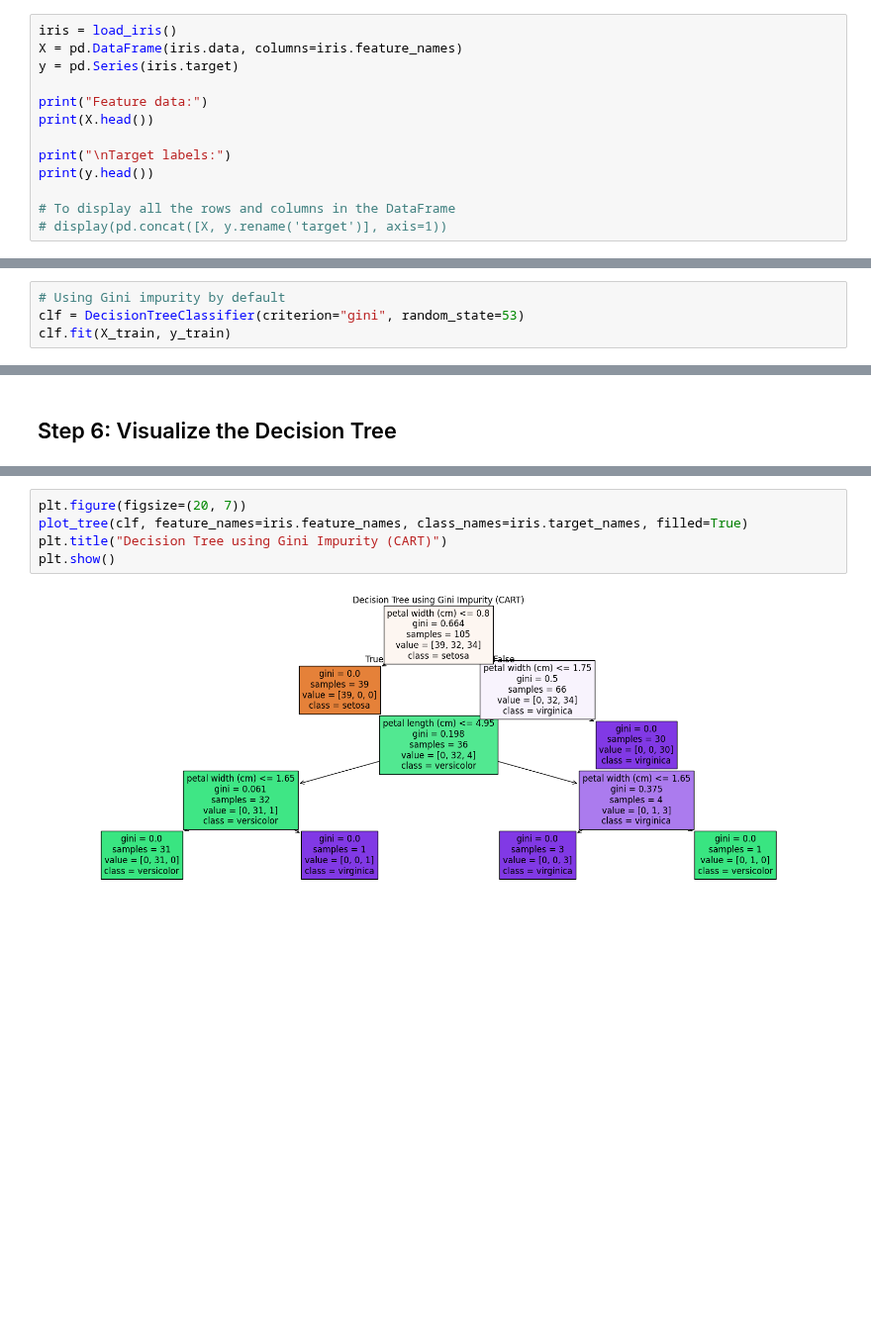
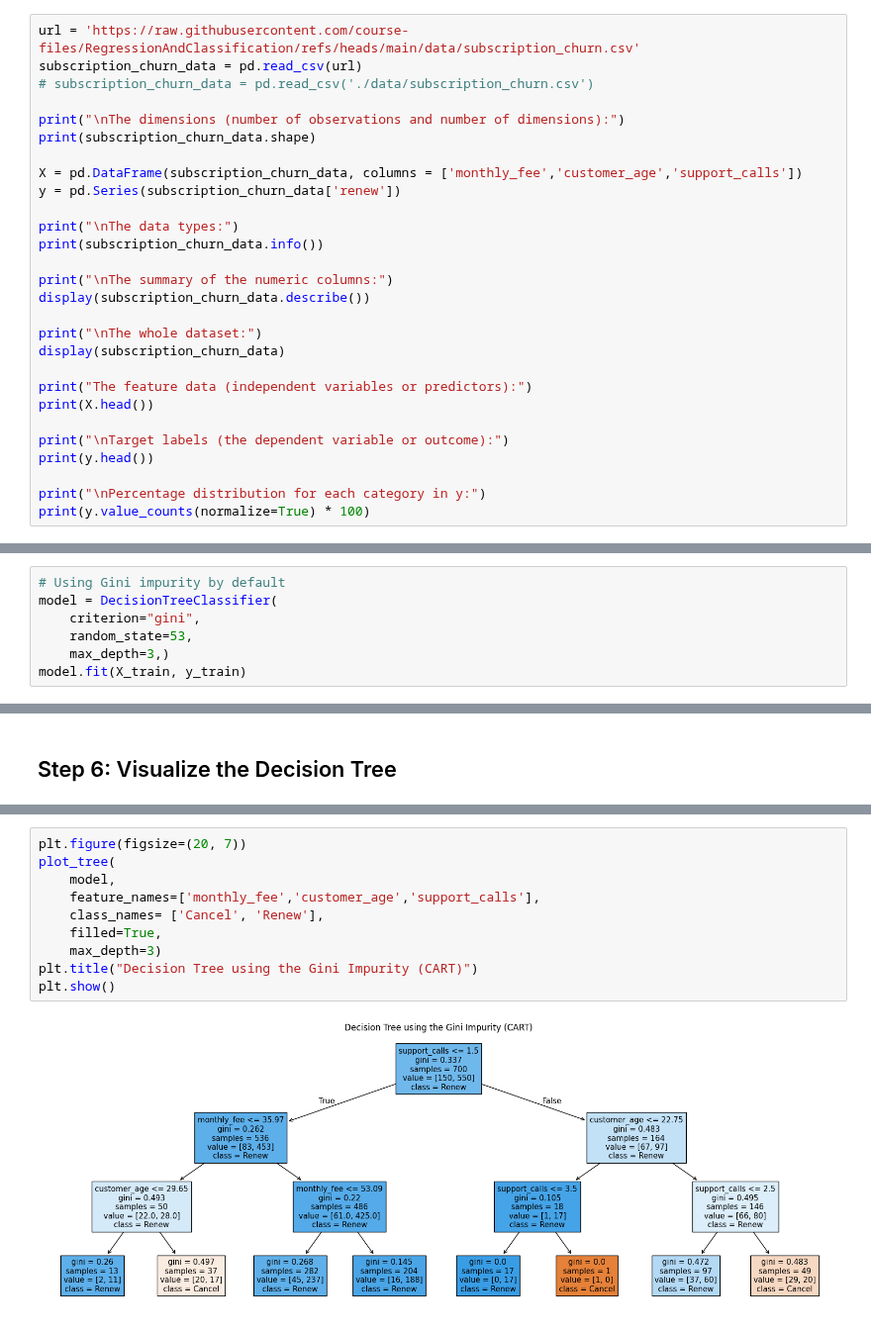
Before and after one commit to course-files/RegressionAndClassification, a Jupyter notebook: 1_decision_tree.ipynb, the cells around one changed output, grey strips where cells are left out. Shown at 99% size. Saved outputs shown, nothing was run; the diff lists cells and outputs as text; blank space fills up the shorter version.

```diff
--- a/1_decision_tree.ipynb
+++ b/1_decision_tree.ipynb
@@ -43,14 +55,29 @@ import matplotlib.pyplot as plt
 # %%
-iris = load_iris()
-X = pd.DataFrame(iris.data, columns=iris.feature_names)
-y = pd.Series(iris.target)
+url = 'https://raw.githubusercontent.com/course-files/RegressionAndClassification/refs/heads/main/data/subscription_churn.csv'
+subscription_churn_data = pd.read_csv(url)
+# subscription_churn_data = pd.read_csv('./data/subscription_churn.csv')
 
-print("Feature data:")
+print("\nThe dimensions (number of observations and number of dimensions):")
+print(subscription_churn_data.shape)
+
+X = pd.DataFrame(subscription_churn_data, columns = ['monthly_fee','customer_age','support_calls'])
+y = pd.Series(subscription_churn_data['renew'])
+
+print("\nThe data types:")
+print(subscription_churn_data.info())
+
+print("\nThe summary of the numeric columns:")
+display(subscription_churn_data.describe())
+
+print("\nThe whole dataset:")
+display(subscription_churn_data)
+
+print("The feature data (independent variables or predictors):")
 print(X.head())
 
-print("\nTarget labels:")
+print("\nTarget labels (the dependent variable or outcome):")
 print(y.head())
 
-# To display all the rows and columns in the DataFrame
-# display(pd.concat([X, y.rename('target')], axis=1))
+print("\nPercentage distribution for each category in y:")
+print(y.value_counts(normalize=True) * 100)
 # %% [output]
@@ -106,6 +176,9 @@ X_train, X_test, y_train, y_test = train_test_split(
   - This step therefore builds the decision tree model so it can learn patterns from the training data and later make predictions on new, unseen data.
 # %%
 # Using Gini impurity by default
-clf = DecisionTreeClassifier(criterion="gini", random_state=53)
-clf.fit(X_train, y_train)
+model = DecisionTreeClassifier(
+    criterion="gini",
+    random_state=53,
+    max_depth=3,)
+model.fit(X_train, y_train)
 # %% [output]
@@ -160,8 +244,13 @@ This creates a new matplotlib figure with a size of 12 inches by 8 inches to ens
 - This is used to display the plot in the notebook.
 # %%
 plt.figure(figsize=(20, 7))
-plot_tree(clf, feature_names=iris.feature_names, class_names=iris.target_names, filled=True)
-plt.title("Decision Tree using Gini Impurity (CART)")
+plot_tree(
+    model,
+    feature_names=['monthly_fee','customer_age','support_calls'],
+    class_names= ['Cancel', 'Renew'],
+    filled=True,
+    max_depth=3)
+plt.title("Decision Tree using the Gini Impurity (CART)")
 plt.show()
 # %% [output]
-[figure, old version]
+[figure, new version]
```
Also changed, not shown: parts of 11 cells of this notebook, 3 other files.
